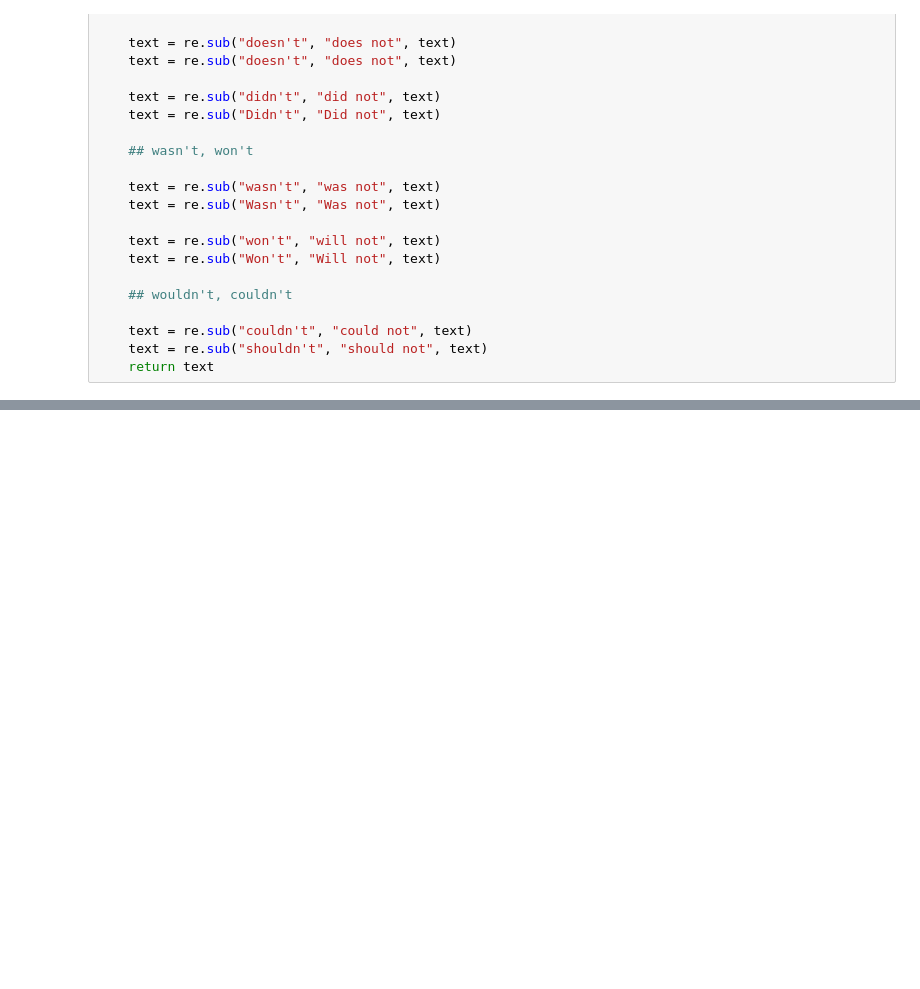
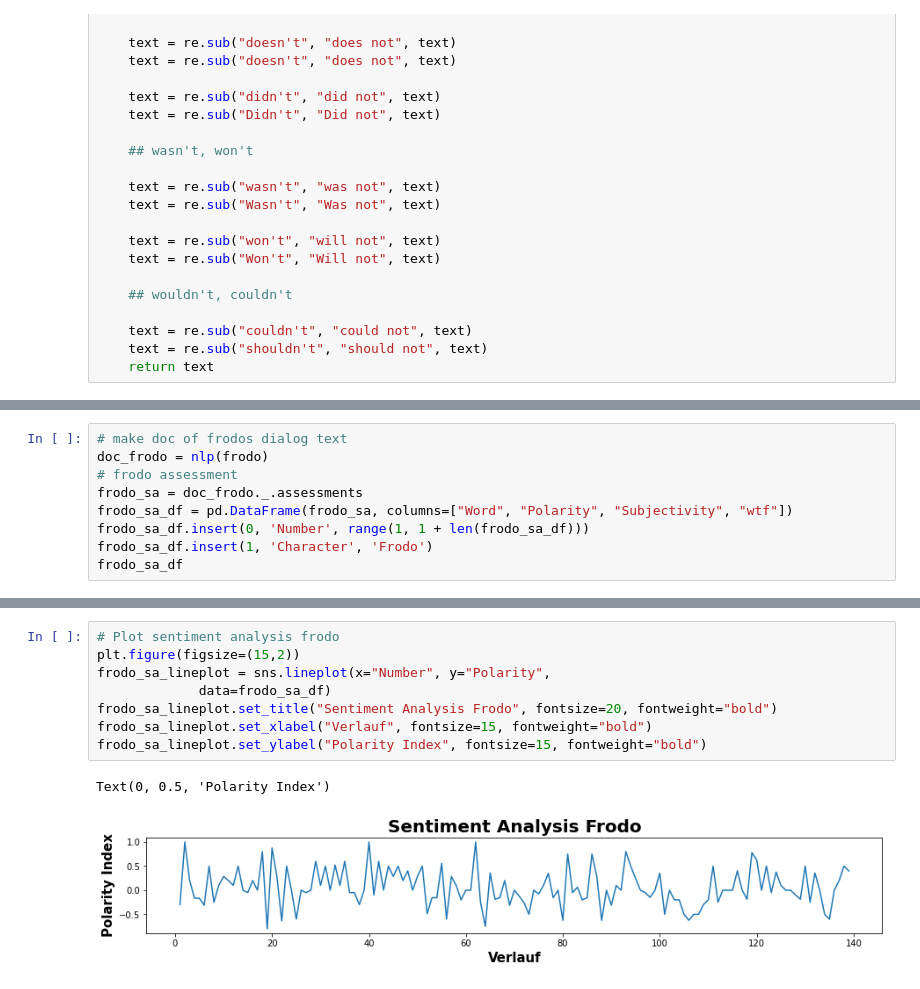
Before and after one commit to Momo-ohneEnde/nlp-lotr, a Jupyter notebook: Sentiment_Analysis.ipynb, the cells around one changed output, grey strips where cells are left out. Drawn from its saved outputs; the diff is of its cells as text; blank space fills up the shorter version.

```diff
--- a/Sentiment_Analysis.ipynb
+++ b/Sentiment_Analysis.ipynb
@@ -52,0 +119,9 @@ def write_out_negotiations(text):
+# %%
+# make doc of frodos dialog text
+doc_frodo = nlp(frodo)
+# frodo assessment
+frodo_sa = doc_frodo._.assessments
+frodo_sa_df = pd.DataFrame(frodo_sa, columns=["Word", "Polarity", "Subjectivity", "wtf"])
+frodo_sa_df.insert(0, 'Number', range(1, 1 + len(frodo_sa_df)))
+frodo_sa_df.insert(1, 'Character', 'Frodo')
+frodo_sa_df
@@ -52,0 +222,11 @@ def write_out_negotiations(text):
+# %%
+# Plot sentiment analysis frodo
+plt.figure(figsize=(15,2))
+frodo_sa_lineplot = sns.lineplot(x="Number", y="Polarity",
+             data=frodo_sa_df)
+frodo_sa_lineplot.set_title("Sentiment Analysis Frodo", fontsize=20, fontweight="bold")
+frodo_sa_lineplot.set_xlabel("Verlauf", fontsize=15, fontweight="bold")
+frodo_sa_lineplot.set_ylabel("Polarity Index", fontsize=15, fontweight="bold")
+# %% [output]
+Text(0, 0.5, 'Polarity Index')
+[figure, added]
```
Also changed, not shown: parts of 18 cells of this notebook.
